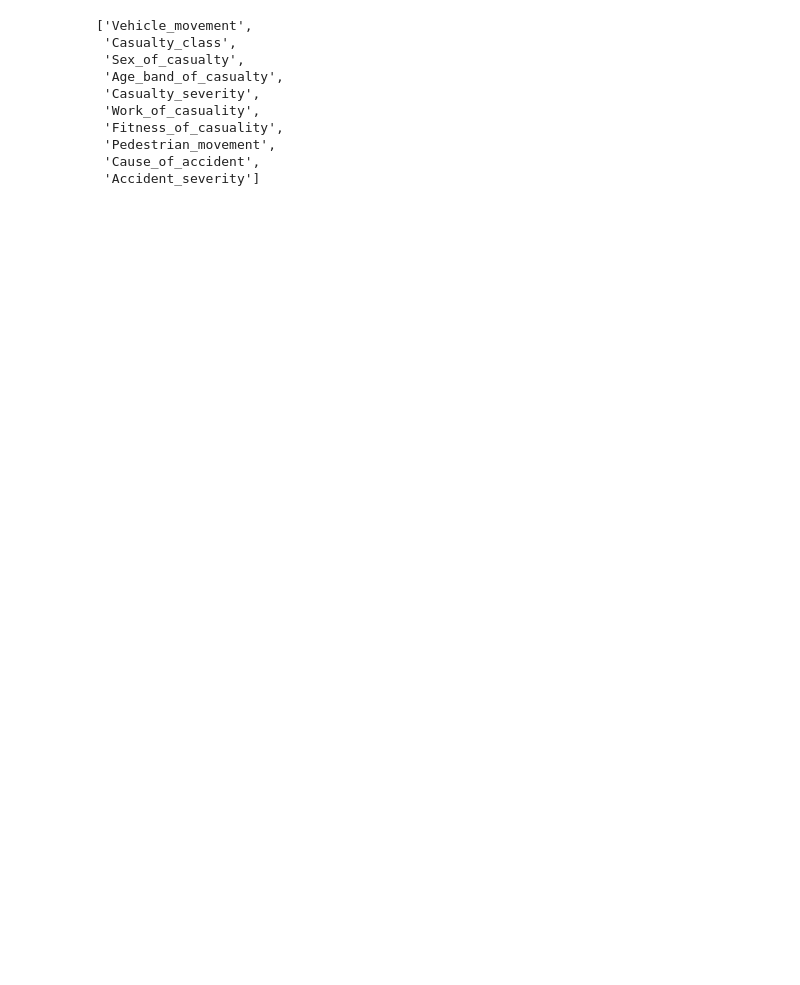
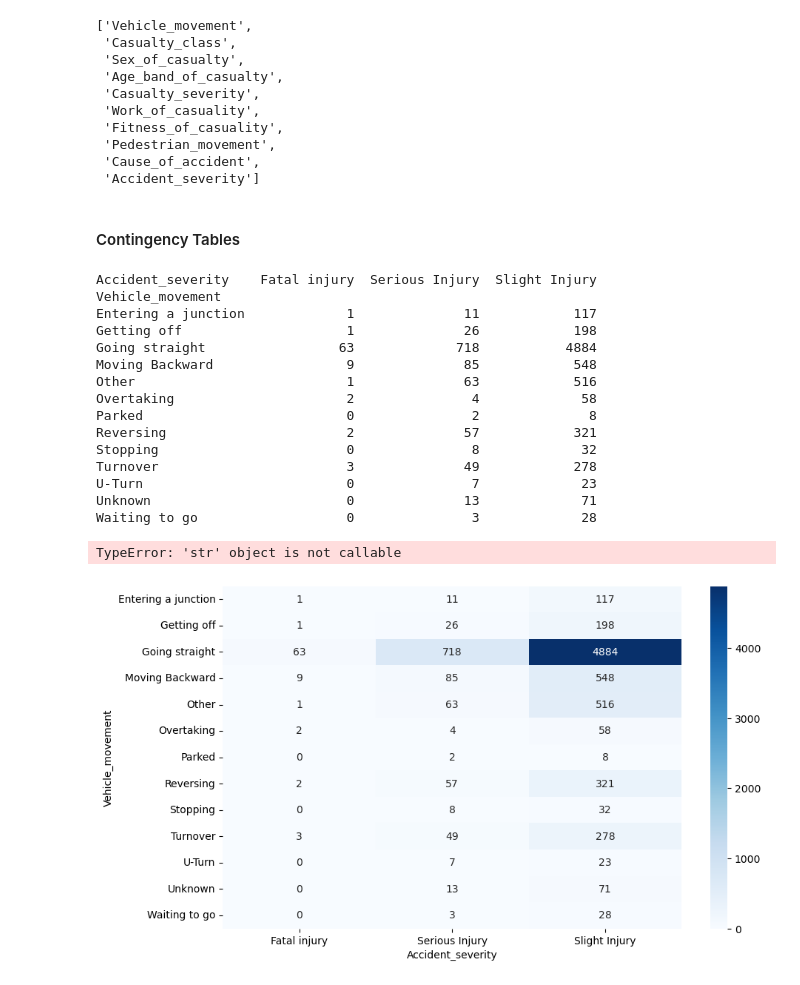
Before and after one commit to junclemente/ADS502-FinalProject, a Jupyter notebook: jun/eda.ipynb, the cells around one changed output. Cells and saved outputs as stored; diff of their text form; code cells hidden in the pictures; blank space fills up the shorter version.

```diff
--- a/jun/eda.ipynb
+++ b/jun/eda.ipynb
@@ -282,0 +244,16 @@ to the severity of accidents:
+# %%
+# ANOVA
+for col in cont_feat:
+    # Group data by target var
+    grouped_data = []
+
+    for group in df1[target].unique():
+        group_data = df1[col][df1[target] == group]
+
+        grouped_data.append(group_data)
+
+    anova_result = stats.f_oneway(*grouped_data)
+
+    print(f"ANOVA results for {col}:")
+    print(f"F-statistic: {anova_result.statistic:.3f}")
+    print(f"p-value: {anova_result.pvalue:.3e}\n")
@@ -285,6 +275,6 @@ to the severity of accidents:
 # %%
-df_categorical = df1[cat_feat]
-df_categorical.head()
+df_cat = df1[cat_feat]
+df_cat.head()
 # %% [output]
 |  | Vehicle_movement | Casualty_class | Sex_of_casualty | Age_band_of_casualty | Casualty_severity | ... |
 | 0 | Going straight | na | na | na | na | ... |
@@ -299,9 +284,0 @@ TypeError: 'function' object is not subscriptable
-# %%
-print(cat_feat)
-for col in cat_feat:
-    df[col].value_counts().plot(kind='bar')
-    plt.title(f'Value Counts of {col}')
-    plt.xlabel(col)
-    plt.ylabel('Count')
-    plt.xticks(rotation=45)
-    plt.show()
@@ -330,3 +295,34 @@ cat_feat
  'Pedestrian_movement',
  'Cause_of_accident',
  'Accident_severity']
+# %% [markdown]
+#### Contingency Tables
+# %%
+# Contingency tables
+for col in cat_feat[:-1]:
+    contingency_table = pd.crosstab(df_cat[col], df_cat[target])
+    print(contingency_table)
+
+    # Create mosaic plot
+    plt.figure(figsize=(10,6))
+    sns.heatmap(contingency_table, annot=True, fmt='d', cmap='Blues')
+    plt.title(f"Heatmap of {col} vs {target}")
+    plot.show()
+# %% [output]
+Accident_severity    Fatal injury  Serious Injury  Slight Injury
+Vehicle_movement
+Entering a junction             1              11            117
+Getting off                     1              26            198
+Going straight                 63             718           4884
+Moving Backward                 9              85            548
+Other                           1              63            516
+Overtaking                      2               4             58
+Parked                          0               2              8
+Reversing                       2              57            321
+Stopping                        0               8             32
+Turnover                        3              49            278
+U-Turn                          0               7             23
+Unknown                         0              13             71
+Waiting to go                   0               3             28
+TypeError: 'str' object is not callable
+[figure, added]
```
Also changed, not shown: parts of 24 cells of this notebook.
